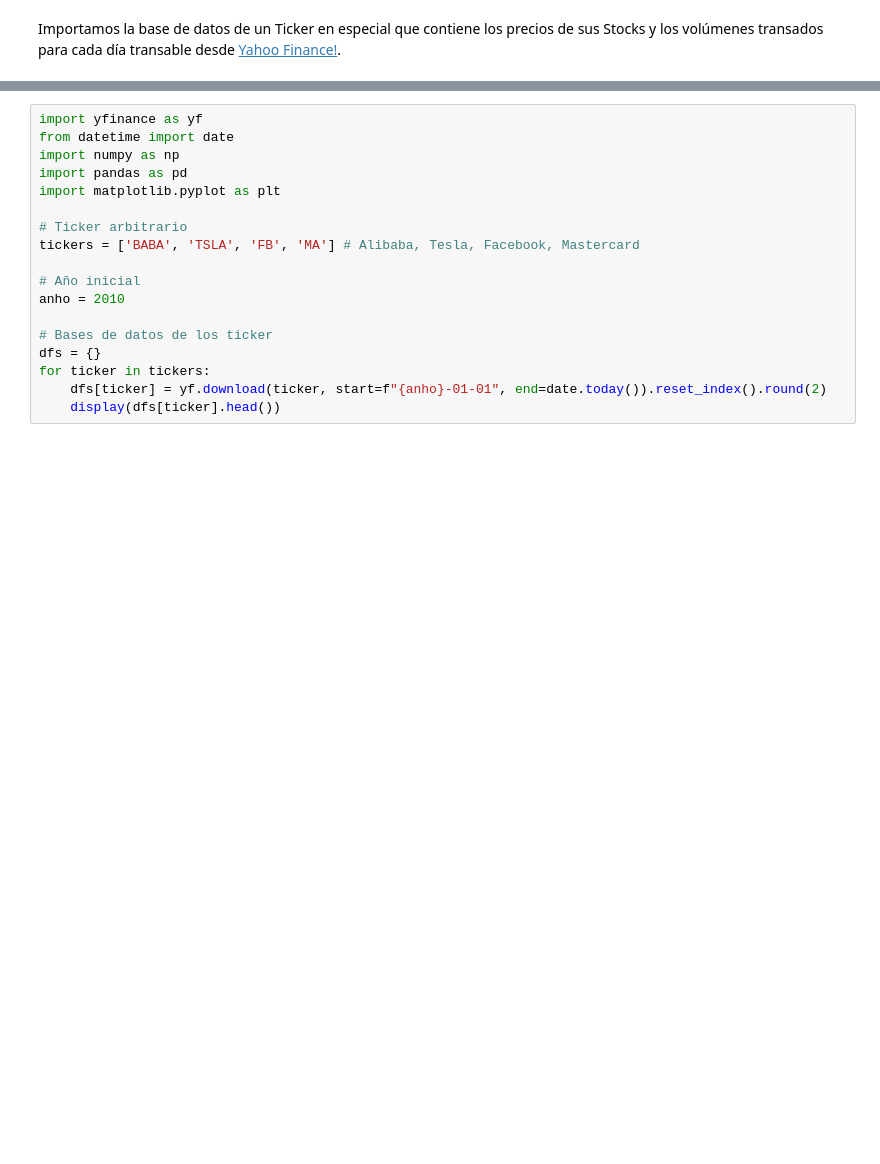
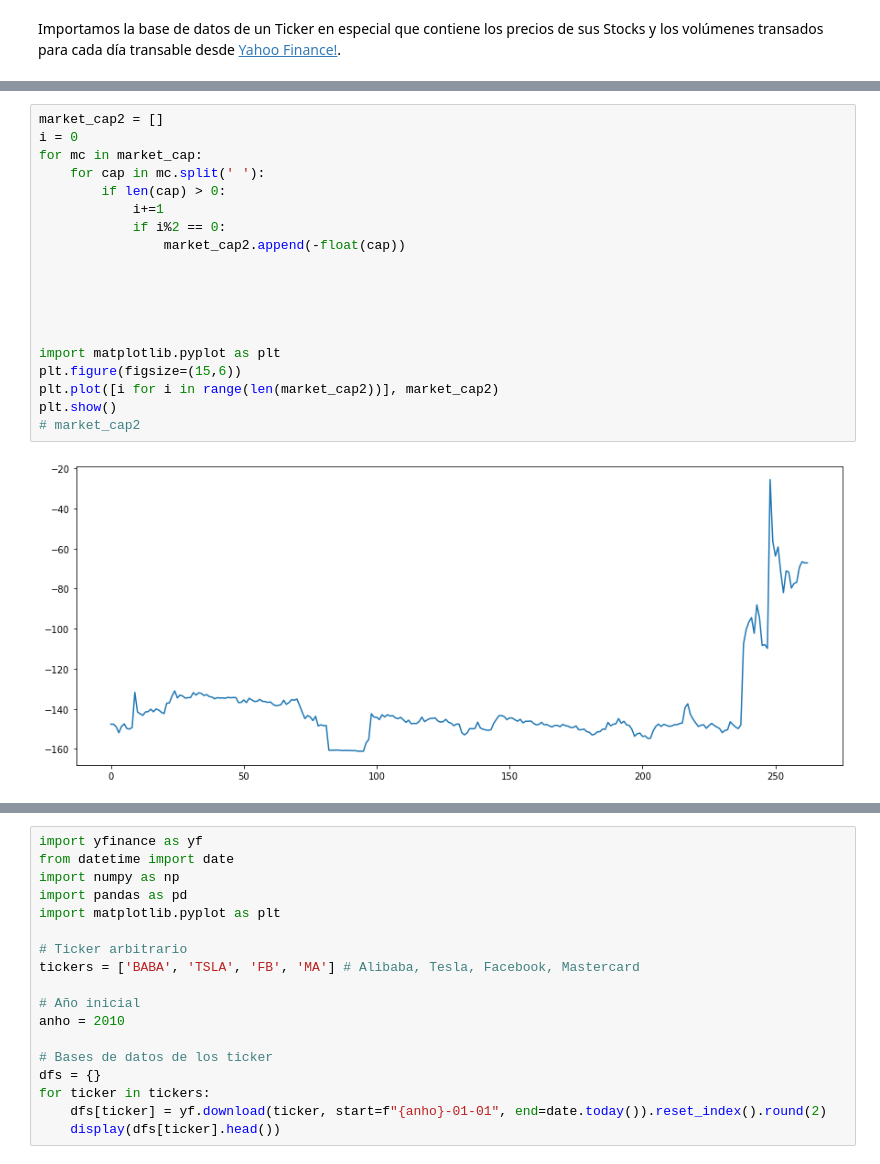
Before and after one commit to nicacevedo/Machine-Learning-DIM, a Jupyter notebook: Proyecto/EDA_Temporal.ipynb, the cells around one changed output, grey strips where cells are left out. Cells and saved outputs as stored; diff of their text form; blank space fills up the shorter version.

```diff
--- a/Proyecto/EDA_Temporal.ipynb
+++ b/Proyecto/EDA_Temporal.ipynb
@@ -4,0 +7,21 @@ Importamos la base de datos de un Ticker en especial que contiene los precios de
+# %%
+market_cap2 = []
+i = 0
+for mc in market_cap:
+    for cap in mc.split(' '):
+        if len(cap) > 0:
+            i+=1
+            if i%2 == 0:
+                market_cap2.append(-float(cap))
+
+
+
+
+
+import matplotlib.pyplot as plt
+plt.figure(figsize=(15,6))
+plt.plot([i for i in range(len(market_cap2))], market_cap2)
+plt.show()
+# market_cap2
+# %% [output]
+[figure, added]
```
Also changed, not shown: parts of 2 cells of this notebook, 8 other files.
